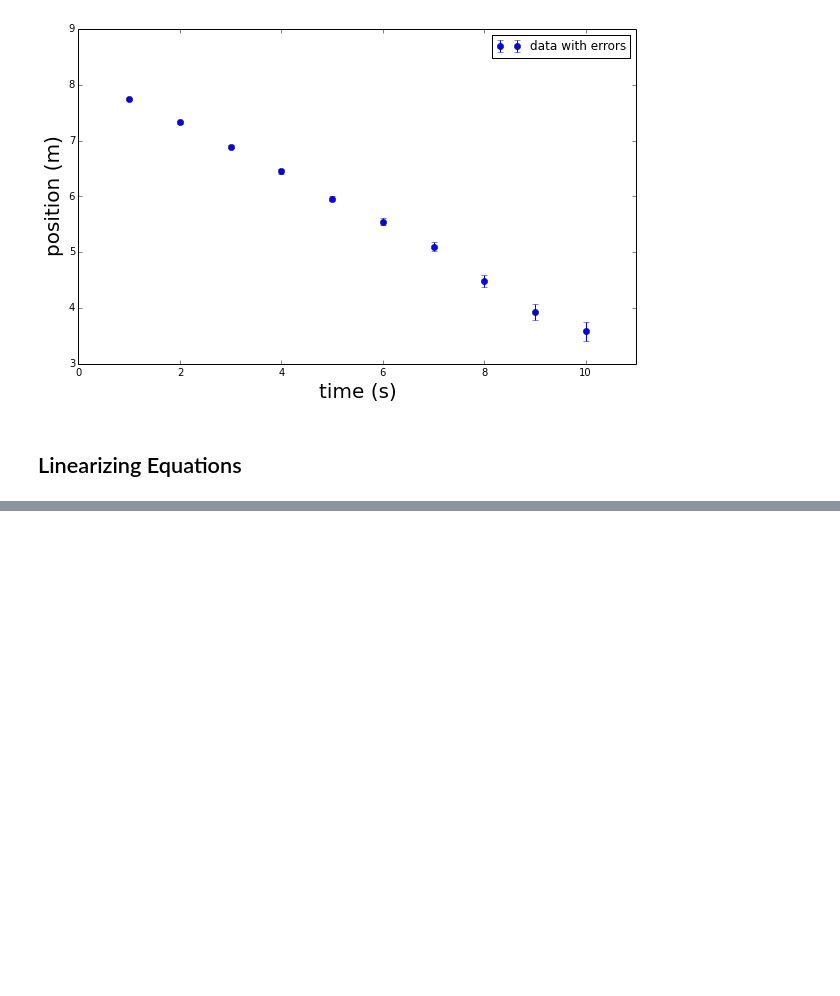
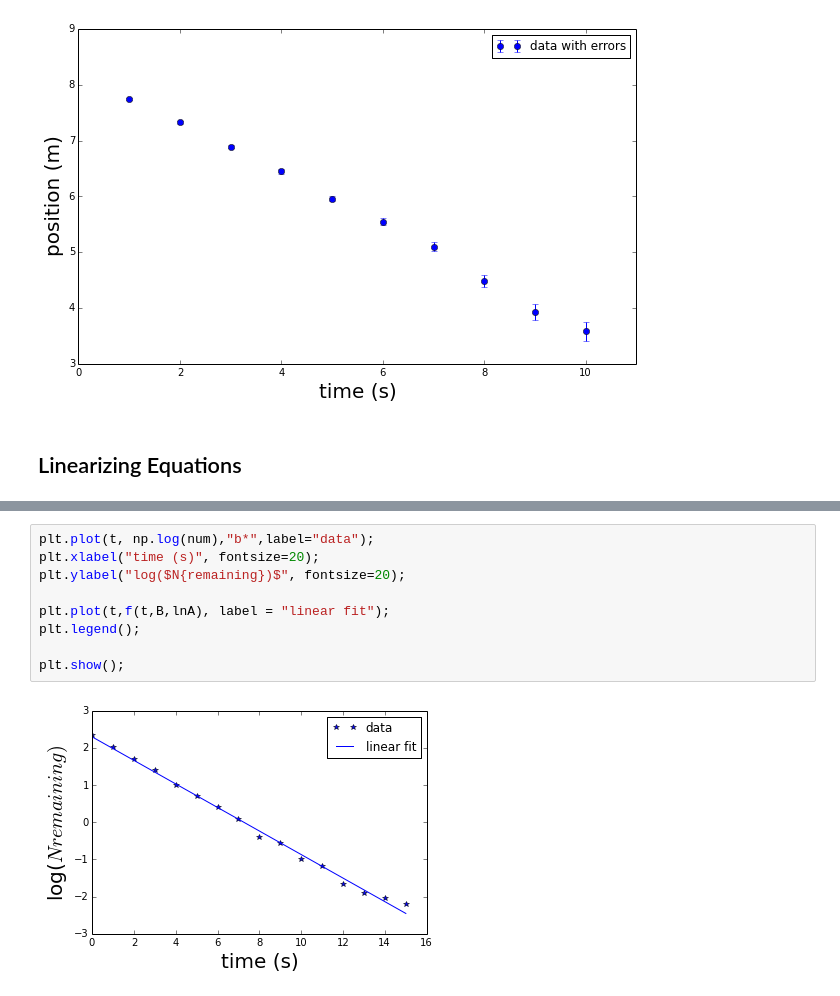
Before and after one commit to cucucachu/PHYS202-S14, a Jupyter notebook: SciPy/OptimizationTour.ipynb, the cells around one changed output, grey strips where cells are left out. Drawn from its saved outputs; the diff is of its cells as text; blank space fills up the shorter version.

```diff
--- a/SciPy/OptimizationTour.ipynb
+++ b/SciPy/OptimizationTour.ipynb
@@ -83,0 +136,11 @@ plt.show();
+# %%
+plt.plot(t, np.log(num),"b*",label="data");
+plt.xlabel("time (s)", fontsize=20);
+plt.ylabel("log($N{remaining})$", fontsize=20);
+
+plt.plot(t,f(t,B,lnA), label = "linear fit");
+plt.legend();
+
+plt.show();
+# %% [output]
+[figure, added]
```
Also changed, not shown: parts of 23 cells of this notebook, 2 other files.
